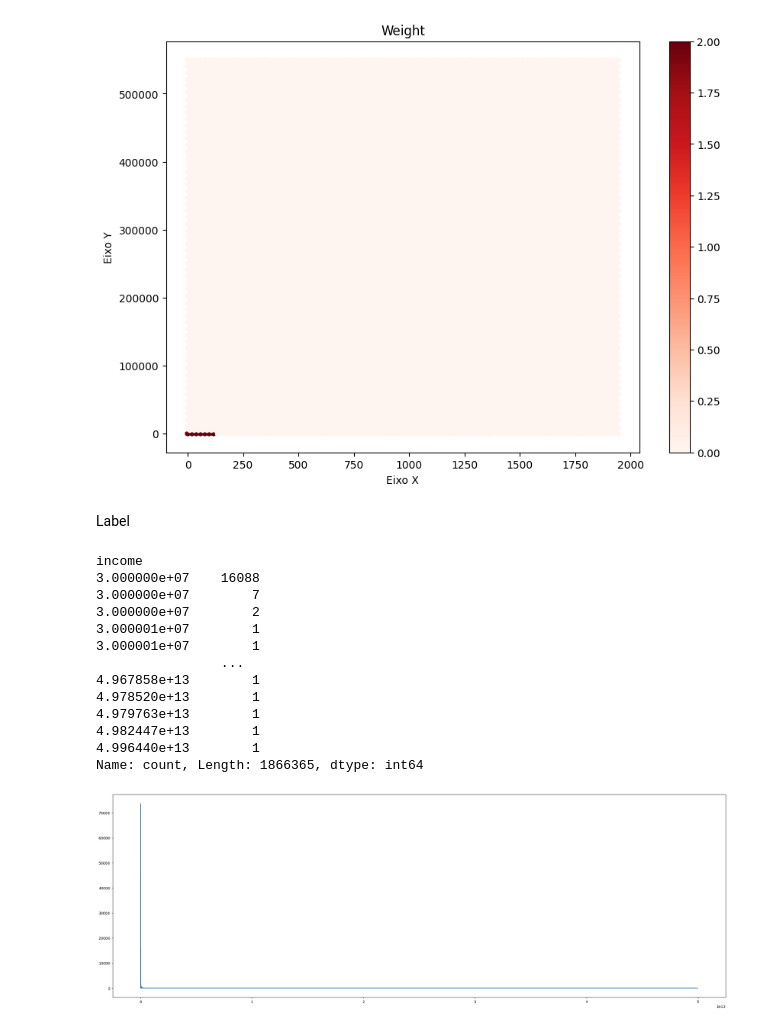
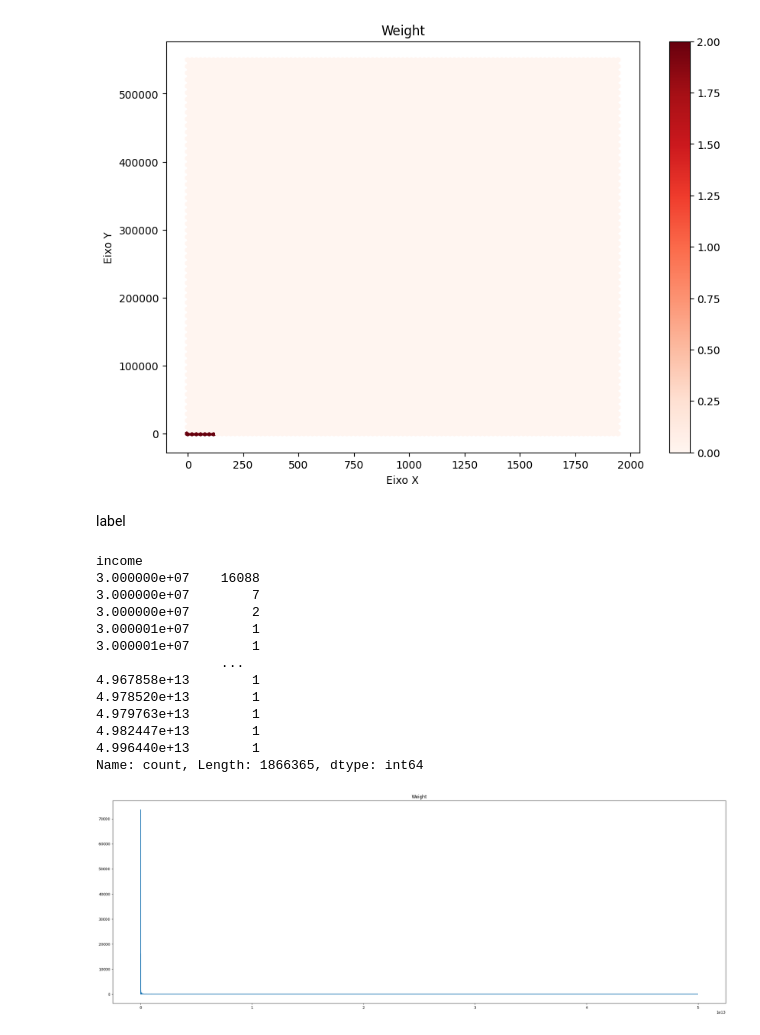
Before and after one commit to RicardoLlima/Decision-Tree_Bitcoin-Heist, a Jupyter notebook: Projeto.ipynb, the cells around one changed output. Saved outputs shown, nothing was run; the diff lists cells and outputs as text; code cells hidden in the pictures.

```diff
--- a/Projeto.ipynb
+++ b/Projeto.ipynb
@@ -173,26 +171,27 @@ weight
 1.943749e+03    1
 Name: count, Length: 784927, dtype: int64
 [figure]
-# %% [markdown]
-Label
+# %% [markdown]
+label
 # %%
 label = df["income"].value_counts().sort_index(ascending=True)
 print(label)
 plt.figure(figsize=(30,10))
 plt.plot(label.index, label.values)
+plt.title('Weight')
 plt.show()
 # %% [output]
 income
 3.000000e+07    16088
 3.000000e+07        7
 3.000000e+07        2
 3.000001e+07        1
 3.000001e+07        1
                 ...
 4.967858e+13        1
 4.978520e+13        1
 4.979763e+13        1
 4.982447e+13        1
 4.996440e+13        1
 Name: count, Length: 1866365, dtype: int64
-[figure, old version]
+[figure, new version]
```
Also changed, not shown: parts of 1 cell of this notebook.
